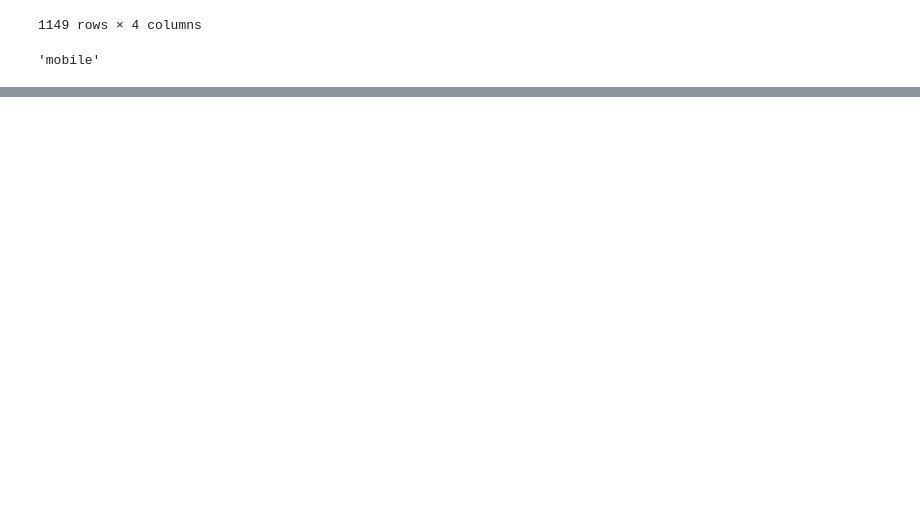
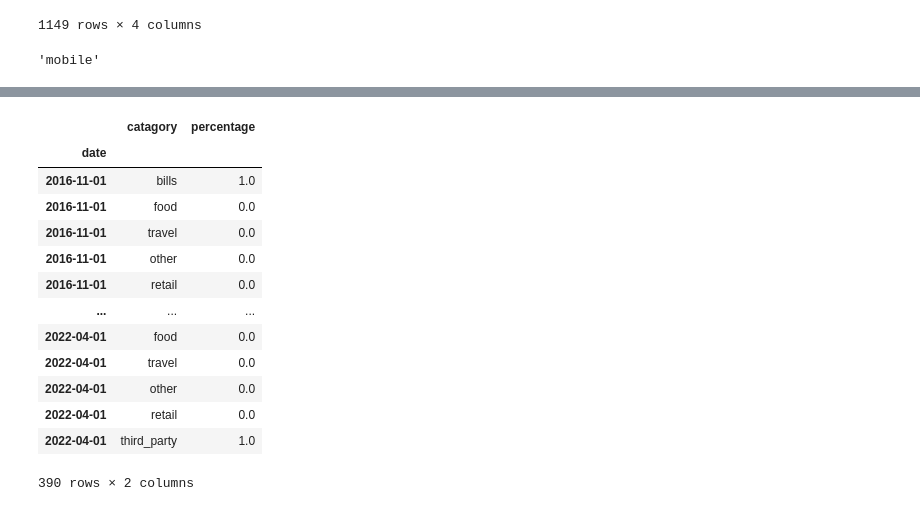
Before and after one commit to JacobZigby/Spending_Habit_Reader, a Jupyter notebook: testing.ipynb, the cells around one changed output, grey strips where cells are left out. Saved outputs shown, nothing was run; the diff lists cells and outputs as text; code cells hidden in the pictures; blank space fills up the shorter version.

```diff
--- a/testing.ipynb
+++ b/testing.ipynb
@@ -308,0 +419,4 @@ test
+# %%
+total_per_catagory = test.groupby(["date", "catagory"]).sum().reset_index().set_index('date')
+total = total_per_catagory.groupby("date").sum()
+total.columns = ["total"]
@@ -308,0 +451,17 @@ test
+# %%
+final_df
+# %% [output]
+|  | catagory | percentage |
+| date |  |  |
+| 2016-11-01 | bills | 1.0 |
+| 2016-11-01 | food | 0.0 |
+| 2016-11-01 | travel | 0.0 |
+| 2016-11-01 | other | 0.0 |
+| 2016-11-01 | retail | 0.0 |
+| ... | ... | ... |
+| 2022-04-01 | food | 0.0 |
+| 2022-04-01 | travel | 0.0 |
+| 2022-04-01 | other | 0.0 |
+| 2022-04-01 | retail | 0.0 |
+| 2022-04-01 | third_party | 1.0 |
+390 rows × 2 columns
```
Also changed, not shown: parts of 15 cells of this notebook.
